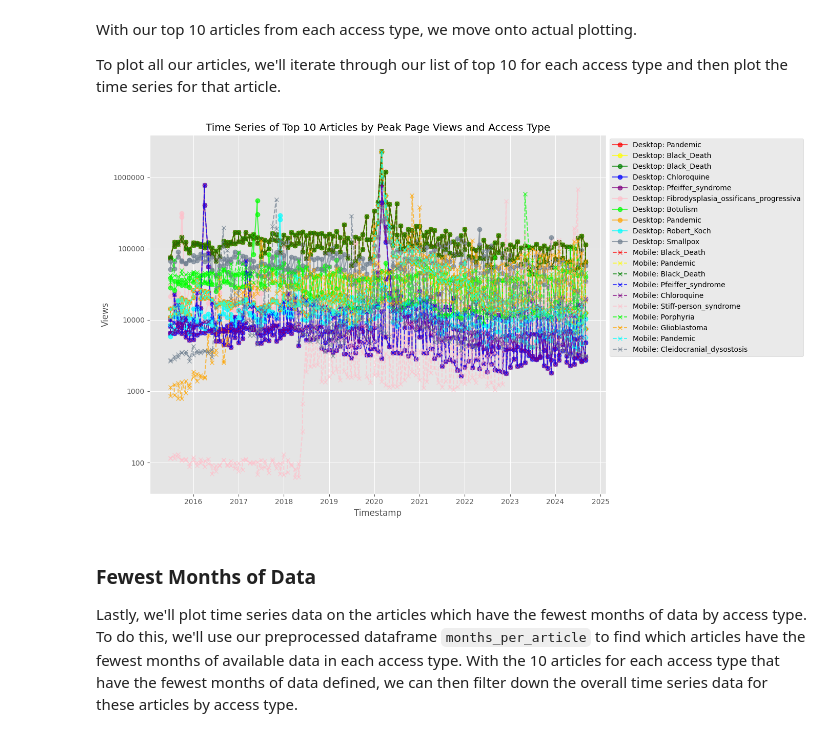
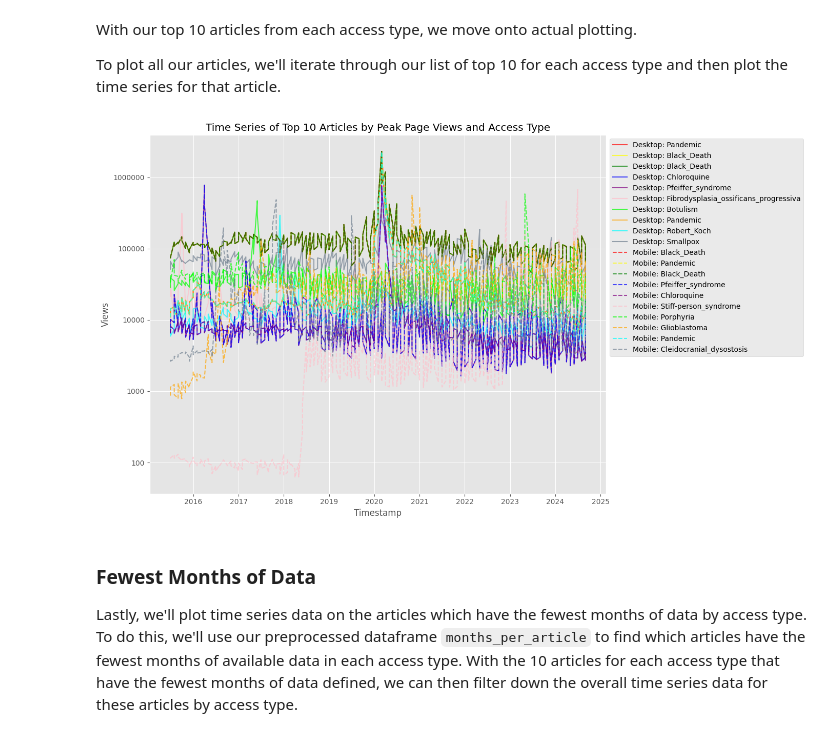
Before and after one commit to tliu-2/data-512-homework_1, a Jupyter notebook: construct_and_analyze_rare_diseases_view_data.ipynb, the cells around one changed output. Drawn from its saved outputs; the diff is of its cells as text; code cells hidden in the pictures.

Commit message:
remove markers from plot

```diff
--- a/construct_and_analyze_rare_diseases_view_data.ipynb
+++ b/construct_and_analyze_rare_diseases_view_data.ipynb
@@ -547,7 +547,6 @@ for idx, article in enumerate(top10_desktop_article):
         article_df.select('views'),
         label=f'Desktop: {article}',
         linestyle='-',
-        marker='o',
         alpha=0.7,
         color=colors[idx % len(colors)]
     )
@@ -555,35 +554,34 @@ for idx, article in enumerate(top10_desktop_article):
 # Second subplot (Mobile)
 for idx, article in enumerate(top10_mobile_article):
     article_df = top10_mobile_df.filter(pl.col('article') == article)
     ax.plot(
         article_df.select('timestamp'),
         article_df.select('views'),
         label=f'Mobile: {article}',
         linestyle='--',
-        marker='x',
         alpha=0.7,
         color=colors[idx % len(colors)]
     )
 
 
 ax.set_title('Time Series of Top 10 Articles by Peak Page Views and Access Type')
 ax.set_xlabel('Timestamp')
 ax.set_yscale('symlog', linthresh=1)   # set the y-axis to log scale to better visualize wide range of views data.
 ax.set_ylabel('Views')
 ax.legend()
 ax.legend(loc='upper left', bbox_to_anchor=(1,1))
 
 # Remove the scientific notation y-axis.
 ax.get_yaxis().set_major_formatter(mticker.ScalarFormatter())
 ax.ticklabel_format(style='plain', axis='y')
 
 
 fig.tight_layout()
 fig.savefig('./figures/top10_articles_peak_views.png')
 
 plt.show()
 # %% [output]
-[figure, old version]
+[figure, new version]
 # %% [markdown]
 ### Fewest Months of Data
 Lastly, we'll plot time series data on the articles which have the fewest months of data by access type.
```
Also changed, not shown: parts of 2 cells of this notebook, 3 other files.
